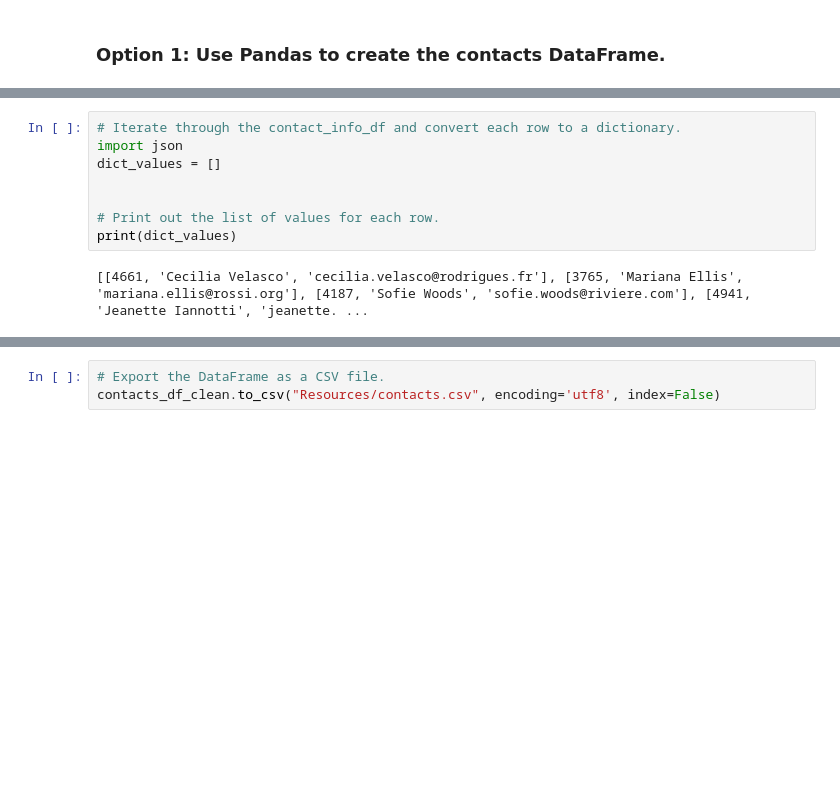
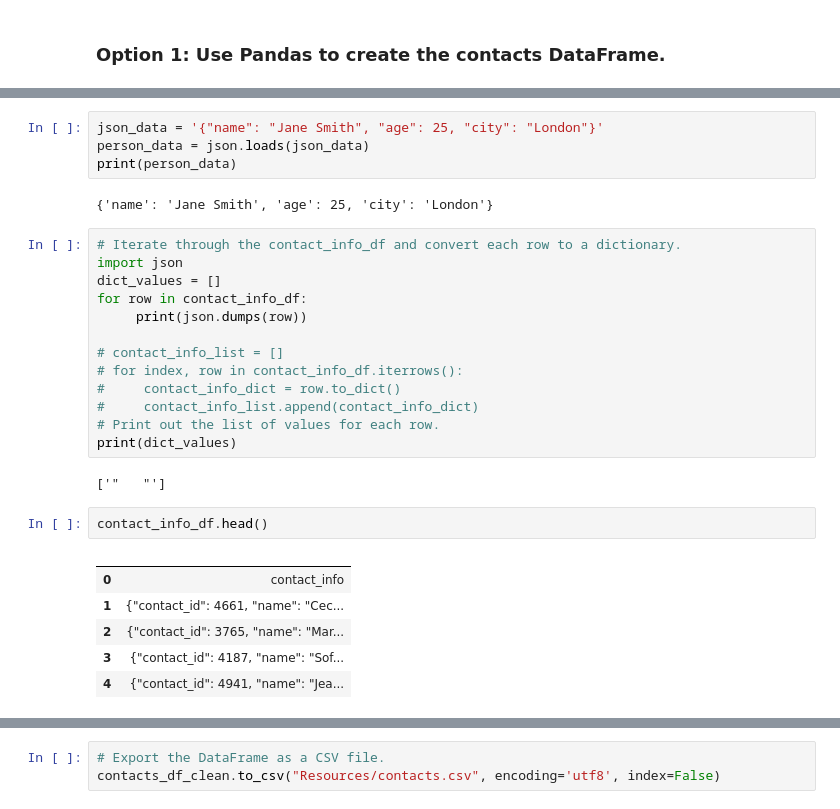
Before and after one commit to ethanwright96/Crowdfunding-ETL, a Jupyter notebook: ETL_Mini_Project_JZakarauskas_EWright.ipynb, the cells around one changed output, grey strips where cells are left out. Saved outputs shown, nothing was run; the diff lists cells and outputs as text; blank space fills up the shorter version.

```diff
--- a/ETL_Mini_Project_JZakarauskas_EWright.ipynb
+++ b/ETL_Mini_Project_JZakarauskas_EWright.ipynb
@@ -340,13 +406,33 @@ Then export the DataFrame as a `contacts.csv` CSV file.
+# %%
+json_data = '{"name": "Jane Smith", "age": 25, "city": "London"}'
+person_data = json.loads(json_data)
+print(person_data)
+# %% [output]
+{'name': 'Jane Smith', 'age': 25, 'city': 'London'}
 # %%
 # Iterate through the contact_info_df and convert each row to a dictionary.
 import json
 dict_values = []
+for row in contact_info_df:
+     print(json.dumps(row))
 
-
+# contact_info_list = []
+# for index, row in contact_info_df.iterrows():
+#     contact_info_dict = row.to_dict()
+#     contact_info_list.append(contact_info_dict)
 # Print out the list of values for each row.
 print(dict_values)
 # %% [output]
-[[4661, 'Cecilia Velasco', 'cecilia.velasco@rodrigues.fr'], [3765, 'Mariana Ellis', 'mariana.ellis@rossi.org'], [4187, 'Sofie Woods', 'sofie.woods@riviere.com'], [4941, 'Jeanette Iannotti', 'jeanette. ...
+['"   "']
+# %%
+contact_info_df.head()
+# %% [output]
+|  |  |
+| 0 | contact_info |
+| 1 | {"contact_id": 4661, "name": "Cec... |
+| 2 | {"contact_id": 3765, "name": "Mar... |
+| 3 | {"contact_id": 4187, "name": "Sof... |
+| 4 | {"contact_id": 4941, "name": "Jea... |
 # %%
 # Create a contact_info DataFrame and add each list of values, i.e., each row
 # to the 'contact_id', 'name', 'email' columns.
```
Also changed, not shown: parts of 36 cells of this notebook, 1 other file.
